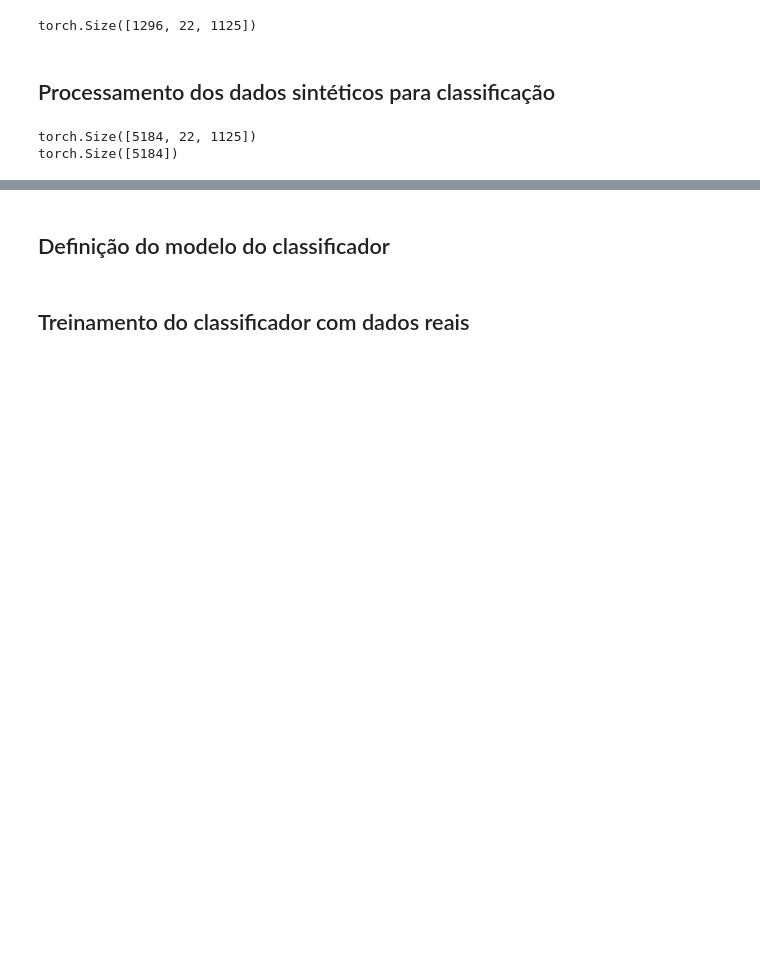
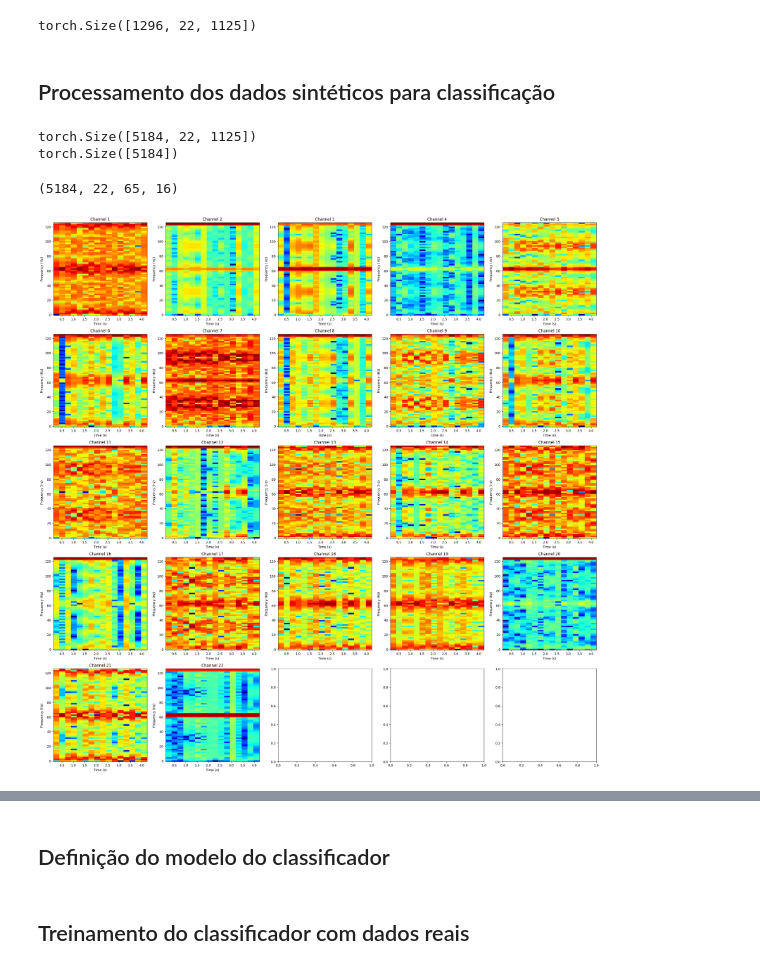
Before and after one commit to teaching-FEEC/dgm-2023.2, a Jupyter notebook: projetos/EEGen/notebooks/DCGAN.ipynb, the cells around one changed output, grey strips where cells are left out. Cells and saved outputs as stored; diff of their text form; code cells hidden in the pictures; blank space fills up the shorter version.

```diff
--- a/projetos/EEGen/notebooks/DCGAN.ipynb
+++ b/projetos/EEGen/notebooks/DCGAN.ipynb
@@ -496,3 +621,39 @@ print(y_fake.shape)
 # %% [output]
 torch.Size([5184, 22, 1125])
 torch.Size([5184])
+# %%
+import numpy as np
+from scipy import signal
+
+window_size = 128
+overlap = 64
+fft_size = 128
+sampling_rate = 250
+
+spectrograms_spectrogram = []
+
+for i in range(fake.shape[0]):
+    f, t, spectrogram = signal.spectrogram(fake[i, :], fs=sampling_rate, window='hann', nperseg=window_size, noverlap=overlap, nfft=fft_size)
+    spectrograms_spectrogram.append(spectrogram)
+
+spectrograms_spectrogram = np.array(spectrograms_spectrogram)
+# %%
+import matplotlib.pyplot as plt
+
+fig, axs = plt.subplots(nrows=5, ncols=5, figsize=(30, 30))
+for i in range(5):
+    for j in range(5):
+        axs[i,j].pcolormesh(t, f, 20*np.log10(abs(spectrograms_spectrogram[0][i*5+j, :, :])), cmap='jet')
+        axs[i,j].set_title('Channel ' + str(i*5+j+1))
+        axs[i,j].set_xlabel('Time (s)')
+        axs[i,j].set_ylabel('Frequency (Hz)')
+        if(i*5+j == 21):
+            break
+    if(i*5+j == 21):
+        break
+
+print(spectrograms_spectrogram.shape)
+plt.show()
+# %% [output]
+(5184, 22, 65, 16)
+[figure, added]
```
Also changed, not shown: parts of 22 cells of this notebook, 9 other files.
